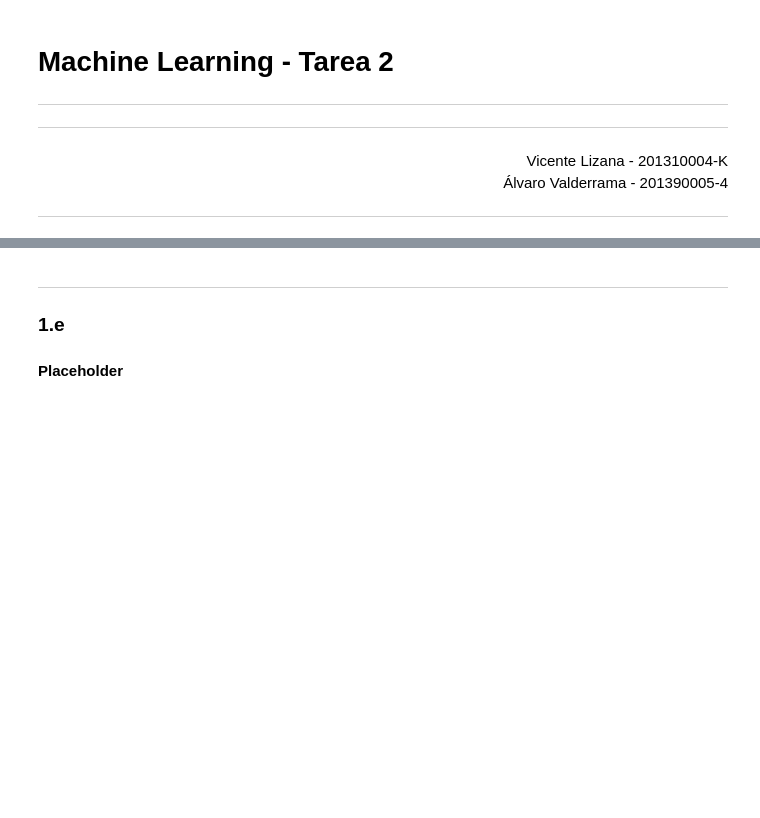
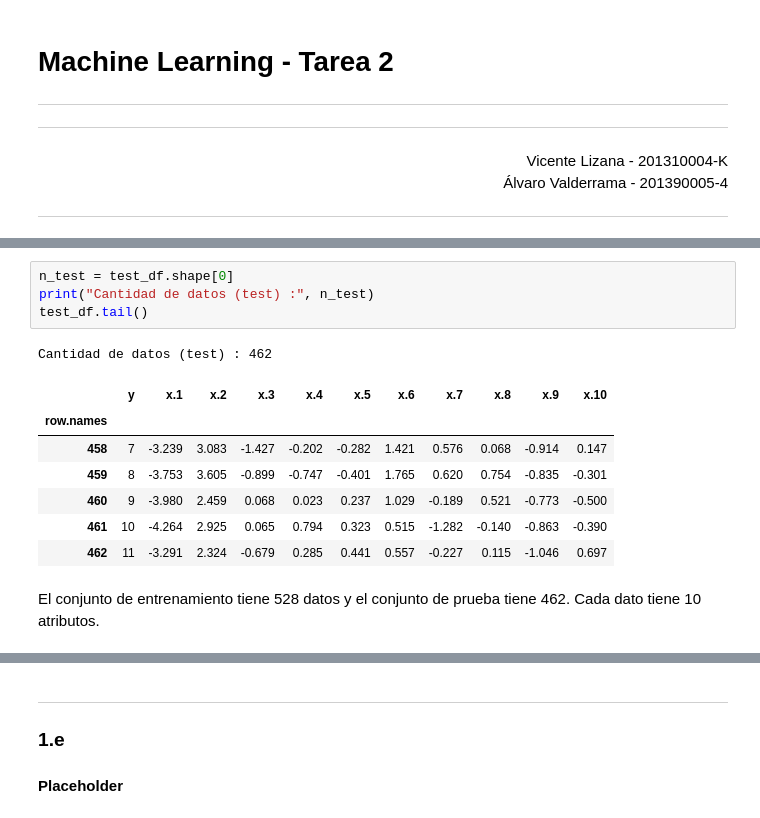
Before and after one commit to vlizanae/INF393, a Jupyter notebook: tarea-2/tarea-2.ipynb, the cells around one changed output, grey strips where cells are left out. Cells and saved outputs as stored; diff of their text form; blank space fills up the shorter version.

```diff
--- a/tarea-2/tarea-2.ipynb
+++ b/tarea-2/tarea-2.ipynb
@@ -19,0 +56,15 @@ Vicente Lizana - 201310004-K
+# %%
+n_test = test_df.shape[0]
+print("Cantidad de datos (test) :", n_test)
+test_df.tail()
+# %% [output]
+Cantidad de datos (test) : 462
+|  | y | x.1 | x.2 | x.3 | x.4 | x.5 | x.6 | x.7 | x.8 | x.9 | x.10 |
+| row.names |  |  |  |  |  |  |  |  |  |  |  |
+| 458 | 7 | -3.239 | 3.083 | -1.427 | -0.202 | -0.282 | 1.421 | 0.576 | 0.068 | -0.914 | 0.147 |
+| 459 | 8 | -3.753 | 3.605 | -0.899 | -0.747 | -0.401 | 1.765 | 0.620 | 0.754 | -0.835 | -0.301 |
+| 460 | 9 | -3.980 | 2.459 | 0.068 | 0.023 | 0.237 | 1.029 | -0.189 | 0.521 | -0.773 | -0.500 |
+| 461 | 10 | -4.264 | 2.925 | 0.065 | 0.794 | 0.323 | 0.515 | -1.282 | -0.140 | -0.863 | -0.390 |
+| 462 | 11 | -3.291 | 2.324 | -0.679 | 0.285 | 0.441 | 0.557 | -0.227 | 0.115 | -1.046 | 0.697 |
+# %% [markdown]
+El conjunto de entrenamiento tiene 528 datos y el conjunto de prueba tiene 462. Cada dato tiene 10 atributos.
```
Also changed, not shown: parts of 15 cells of this notebook, 2 other files.
